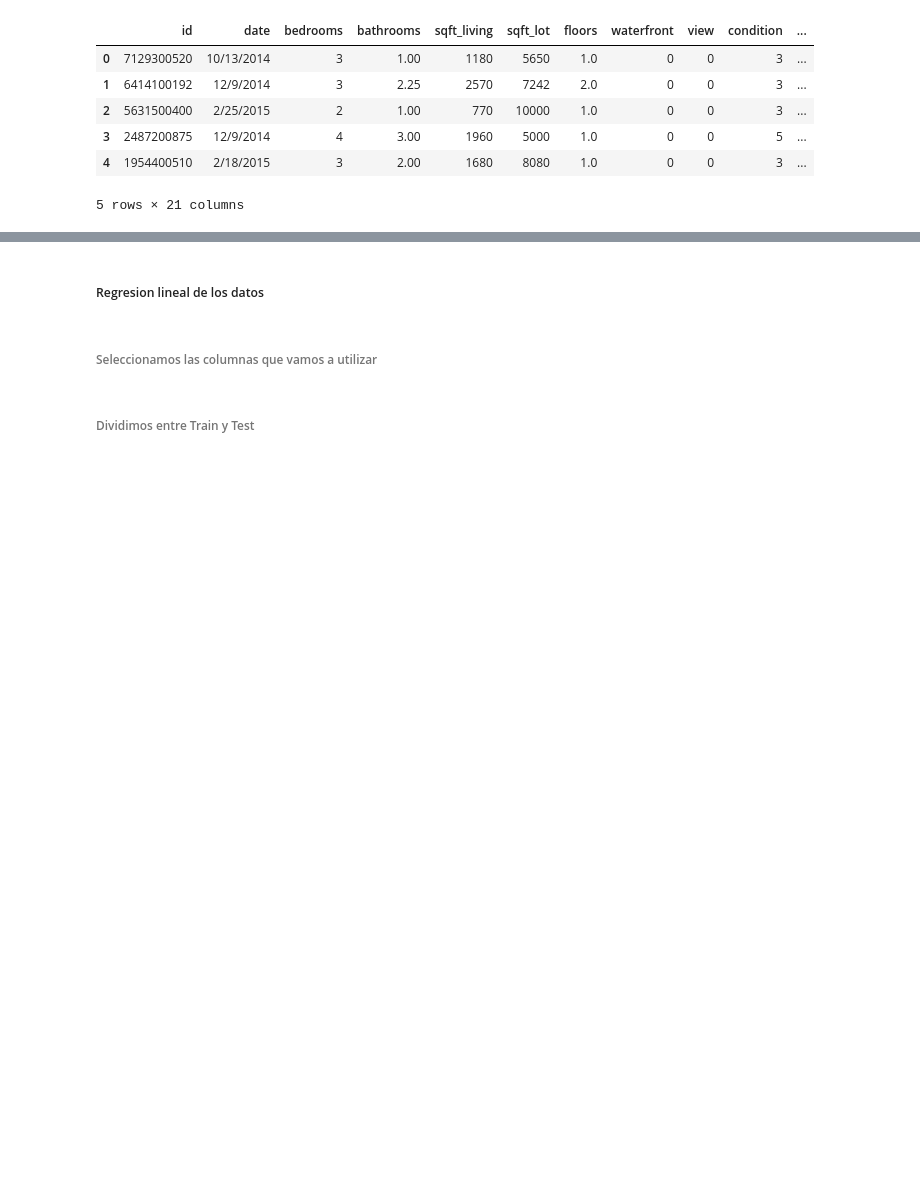
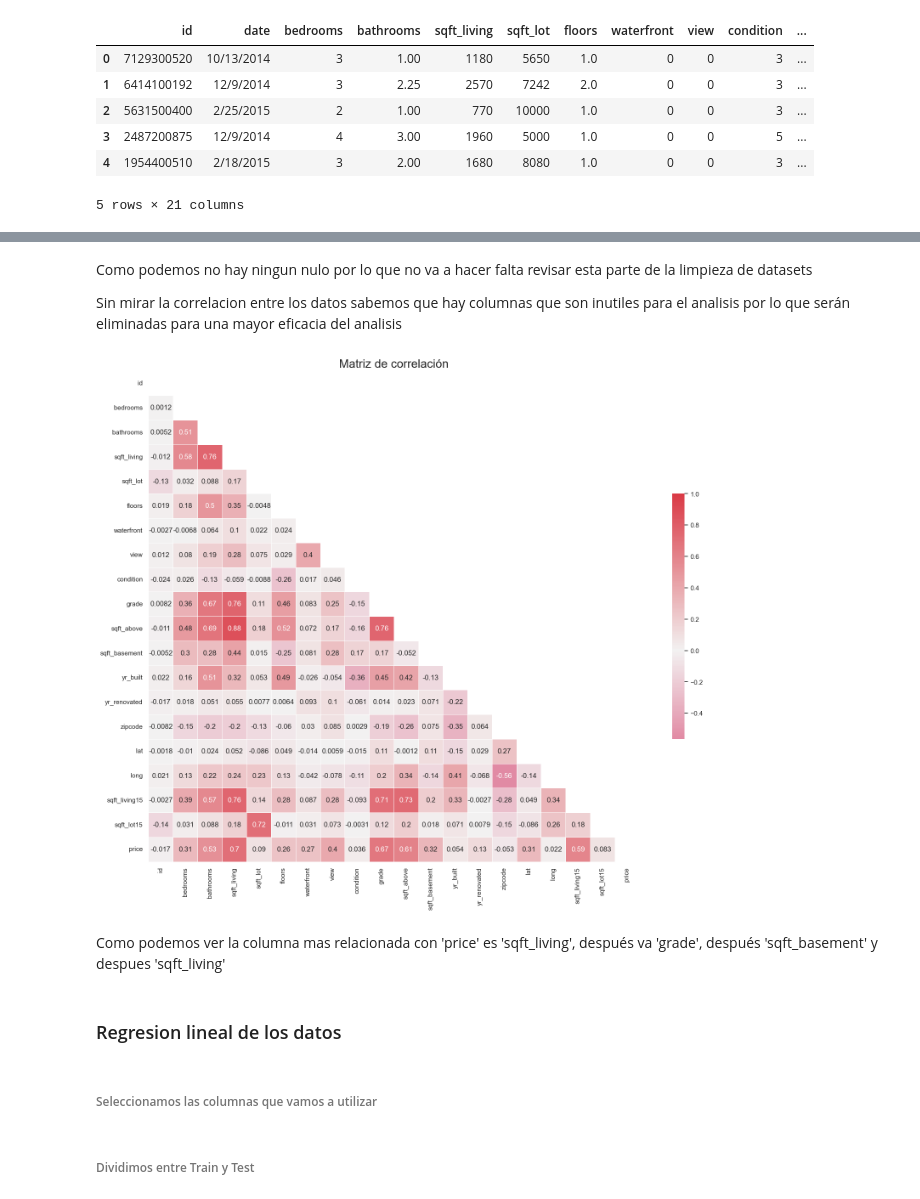
Before and after one commit to GonzaloGmv/Final_project_ironhack, a Jupyter notebook: linear_regression.ipynb, the cells around one changed output, grey strips where cells are left out. Drawn from its saved outputs; the diff is of its cells as text; code cells hidden in the pictures; blank space fills up the shorter version.

Commit message:
regresion lineal en proceso

```diff
--- a/linear_regression.ipynb
+++ b/linear_regression.ipynb
@@ -27,0 +97,5 @@ df.head()
+# %% [markdown]
+Como podemos no hay ningun nulo por lo que no va a hacer falta revisar esta parte de la limpieza de datasets
+
+
+Sin mirar la correlacion entre los datos sabemos que hay columnas que son inutiles para el analisis por lo que serán eliminadas para una mayor eficacia del analisis
@@ -28,5 +157,11 @@ df.head()
+# %%
+print_heatmap_corr(df, title='Matriz de correlación')
+# %% [output]
+[figure, added]
+# %% [markdown]
+Como podemos ver la columna mas relacionada con 'price' es 'sqft_living', después va 'grade', después 'sqft_basement' y despues 'sqft_living'
 # %% [markdown]
-##### Regresion lineal de los datos
+### Regresion lineal de los datos
 # %% [markdown]
 ###### Seleccionamos las columnas que vamos a utilizar
 # %%
```
Also changed, not shown: parts of 11 cells of this notebook, 1 other file.
